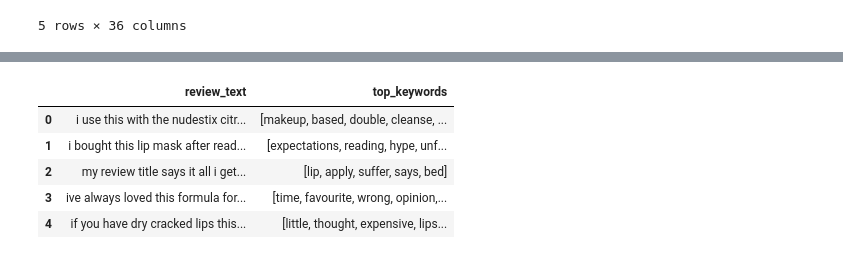
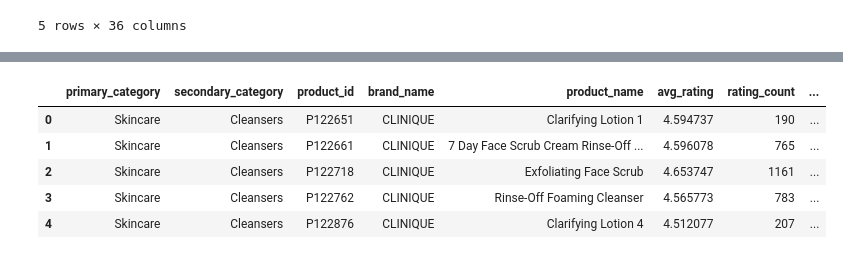
Before and after one commit to buseozgur/Customer-recommendation-model, a Jupyter notebook: notebooks/NLP.ipynb, the cells around one changed output, grey strips where cells are left out. Drawn from its saved outputs; the diff is of its cells as text; code cells hidden in the pictures.

```diff
--- a/notebooks/NLP.ipynb
+++ b/notebooks/NLP.ipynb
@@ -65,0 +104,3 @@ word_counts
+# %%
+# 4. TÜM VERİYE SENTIMENT TAHMİNİ YAP
+df_model["sentiment_pred"] = pipeline.predict(df_model["clean_text"])
@@ -65,0 +113,2 @@ word_counts
+# %%
+df_model["sentiment_score"] = pipeline.predict_proba(df_model["clean_text"])[:, 1]
@@ -66,27 +124,22 @@ word_counts
 # %%
-from sklearn.feature_extraction.text import TfidfVectorizer
-import numpy as np
+# 6. İSTEDİĞİN SON TABLOYU OLUŞTUR
+product_summary = df_model.groupby(
+    ["primary_category","secondary_category", "product_id", "brand_name", "product_name"],
+    as_index=False
+).agg(
+    avg_rating=("rating", "mean"),
+    rating_count=("rating", "count"),
+    avg_sentiment=("sentiment_score", "mean"),
+    positive_ratio=("sentiment_pred", lambda x: (x == "positive").mean()),
+    negative_ratio=("sentiment_pred", lambda x: (x == "negative").mean()),
+    price=("price_usd", "mean")
+)
 
-tfidf = TfidfVectorizer(stop_words="english", max_features=1000)
-X_tfidf = tfidf.fit_transform(df_nlp["clean_text"])
-feature_names = np.array(tfidf.get_feature_names_out())
-
-def top_keywords_per_review(row_vector, feature_names, top_n=5):
-    row_array = row_vector.toarray().flatten()
-    top_indices = row_array.argsort()[-top_n:][::-1]
-    top_indices = top_indices[row_array[top_indices] > 0]
-    return feature_names[top_indices].tolist()
-
-df_nlp["top_keywords"] = [
-    top_keywords_per_review(X_tfidf[i], feature_names, top_n=5)
-    for i in range(X_tfidf.shape[0])
-]
-
-df_nlp[["review_text", "top_keywords"]].head()
+product_summary.head()
 # %% [output]
-|  | review_text | top_keywords |
-| 0 | i use this with the nudestix citr... | [makeup, based, double, cleanse, ... |
-| 1 | i bought this lip mask after read... | [expectations, reading, hype, unf... |
-| 2 | my review title says it all i get... | [lip, apply, suffer, says, bed] |
-| 3 | ive always loved this formula for... | [time, favourite, wrong, opinion,... |
-| 4 | if you have dry cracked lips this... | [little, thought, expensive, lips... |
+|  | primary_category | secondary_category | product_id | brand_name | product_name | avg_rating | rating_count | ... |
+| 0 | Skincare | Cleansers | P122651 | CLINIQUE | Clarifying Lotion 1 | 4.594737 | 190 | ... |
+| 1 | Skincare | Cleansers | P122661 | CLINIQUE | 7 Day Face Scrub Cream Rinse-Off ... | 4.596078 | 765 | ... |
+| 2 | Skincare | Cleansers | P122718 | CLINIQUE | Exfoliating Face Scrub | 4.653747 | 1161 | ... |
+| 3 | Skincare | Cleansers | P122762 | CLINIQUE | Rinse-Off Foaming Cleanser | 4.565773 | 783 | ... |
+| 4 | Skincare | Cleansers | P122876 | CLINIQUE | Clarifying Lotion 4 | 4.512077 | 207 | ... |
```
Also changed, not shown: parts of 11 cells of this notebook, 2 other files.
